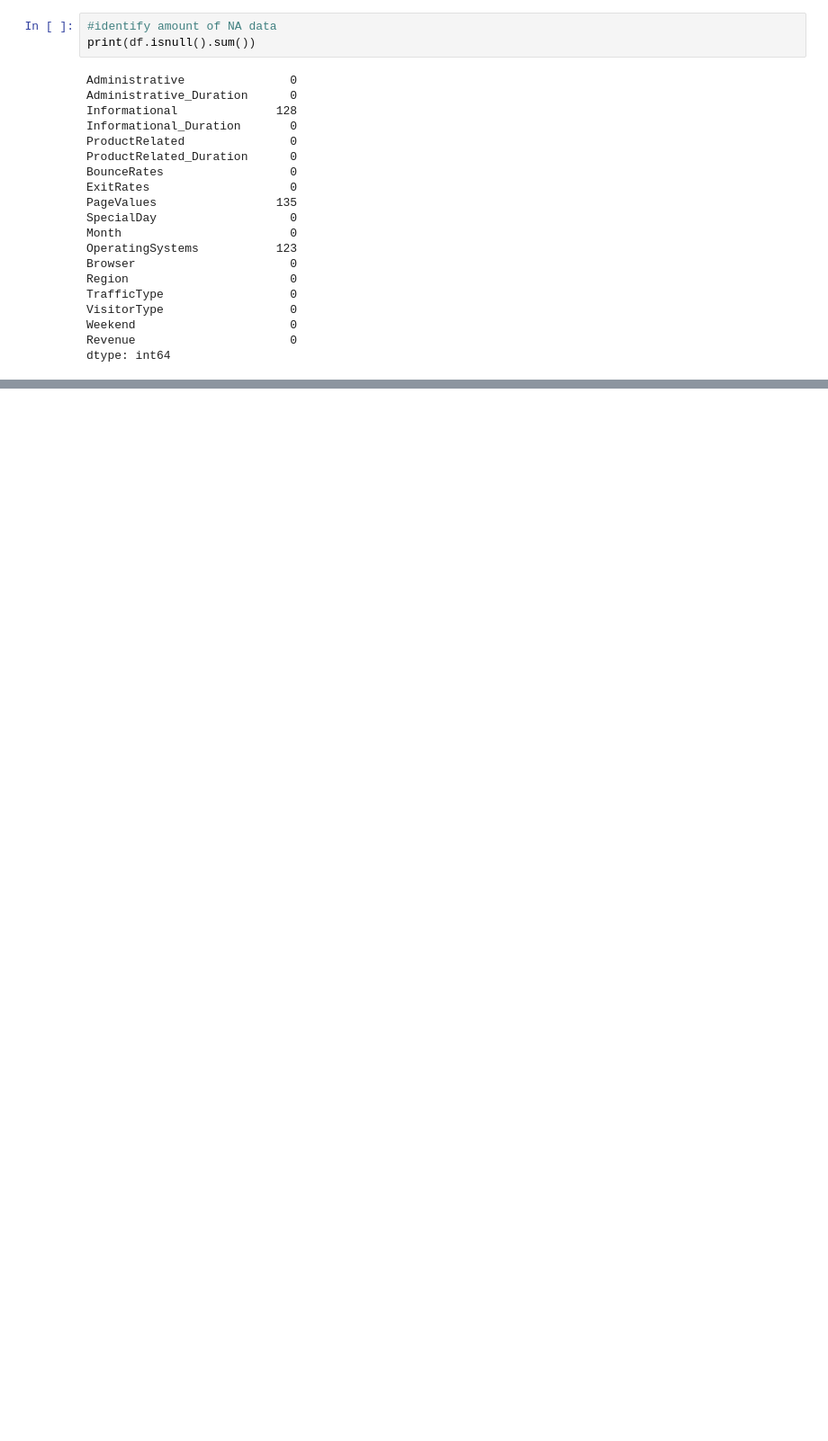
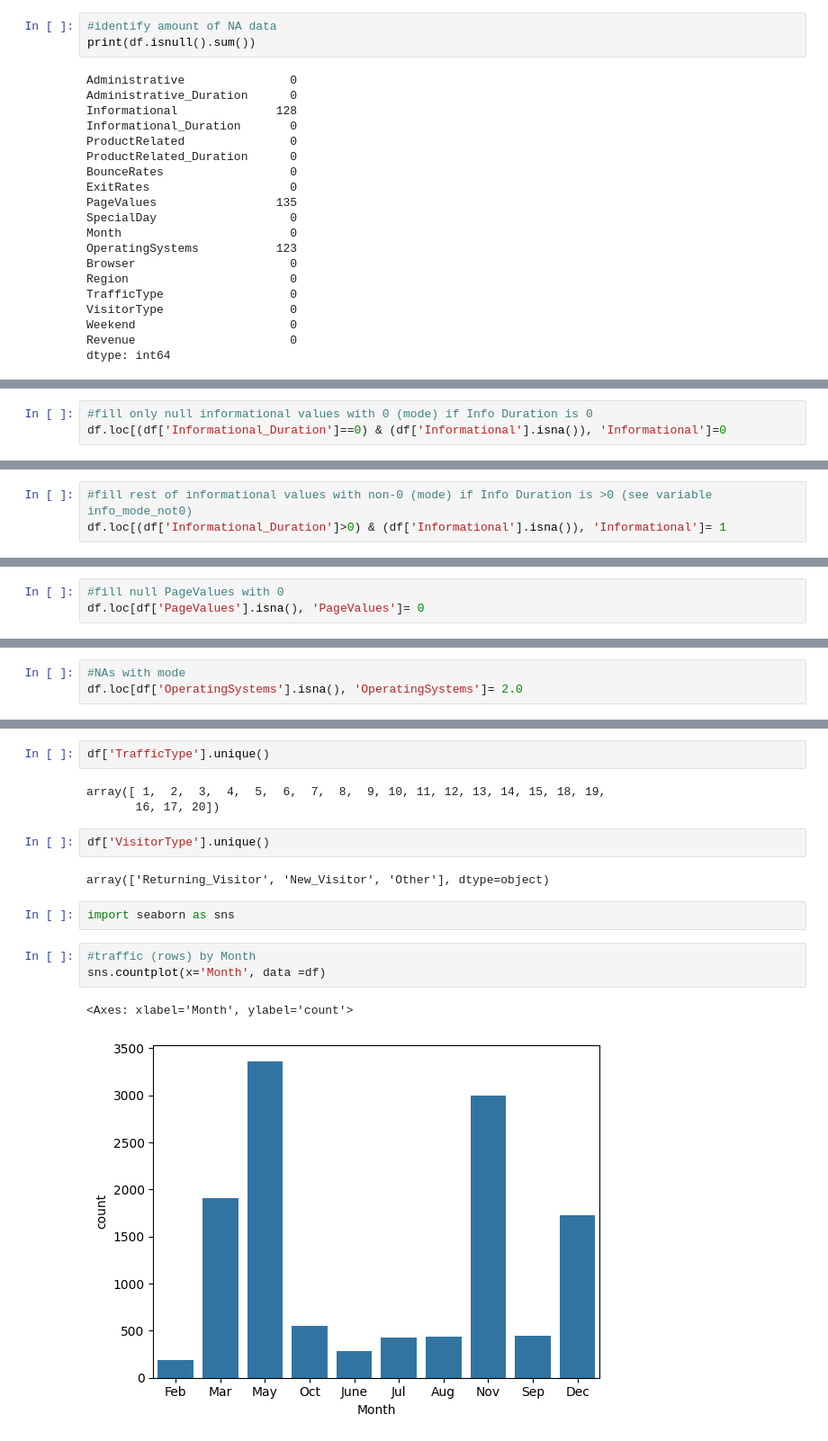
Before and after one commit to naomiw-usd/Final-Project, a Jupyter notebook: Final Project.ipynb, the cells around one changed output, grey strips where cells are left out. Shown at 90% size. Cells and saved outputs as stored; diff of their text form; blank space fills up the shorter version.

```diff
--- a/Final Project.ipynb
+++ b/Final Project.ipynb
@@ -158,0 +165,3 @@ df[df['OperatingSystems'].isnull()]
+# %%
+#fill only null informational values with 0 (mode) if Info Duration is 0
+df.loc[(df['Informational_Duration']==0) & (df['Informational'].isna()), 'Informational']=0
@@ -158,0 +191,3 @@ df[df['OperatingSystems'].isnull()]
+# %%
+#fill rest of informational values with non-0 (mode) if Info Duration is >0 (see variable info_mode_not0)
+df.loc[(df['Informational_Duration']>0) & (df['Informational'].isna()), 'Informational']= 1
@@ -158,0 +231,3 @@ df[df['OperatingSystems'].isnull()]
+# %%
+#fill null PageValues with 0
+df.loc[df['PageValues'].isna(), 'PageValues']= 0
@@ -158,0 +317,3 @@ df[df['OperatingSystems'].isnull()]
+# %%
+#NAs with mode
+df.loc[df['OperatingSystems'].isna(), 'OperatingSystems']= 2.0
@@ -158,0 +355,17 @@ df[df['OperatingSystems'].isnull()]
+# %%
+df['TrafficType'].unique()
+# %% [output]
+array([ 1,  2,  3,  4,  5,  6,  7,  8,  9, 10, 11, 12, 13, 14, 15, 18, 19,
+       16, 17, 20])
+# %%
+df['VisitorType'].unique()
+# %% [output]
+array(['Returning_Visitor', 'New_Visitor', 'Other'], dtype=object)
+# %%
+import seaborn as sns
+# %%
+#traffic (rows) by Month
+sns.countplot(x='Month', data =df)
+# %% [output]
+<Axes: xlabel='Month', ylabel='count'>
+[figure, added]
```
Also changed, not shown: parts of 97 cells of this notebook.
